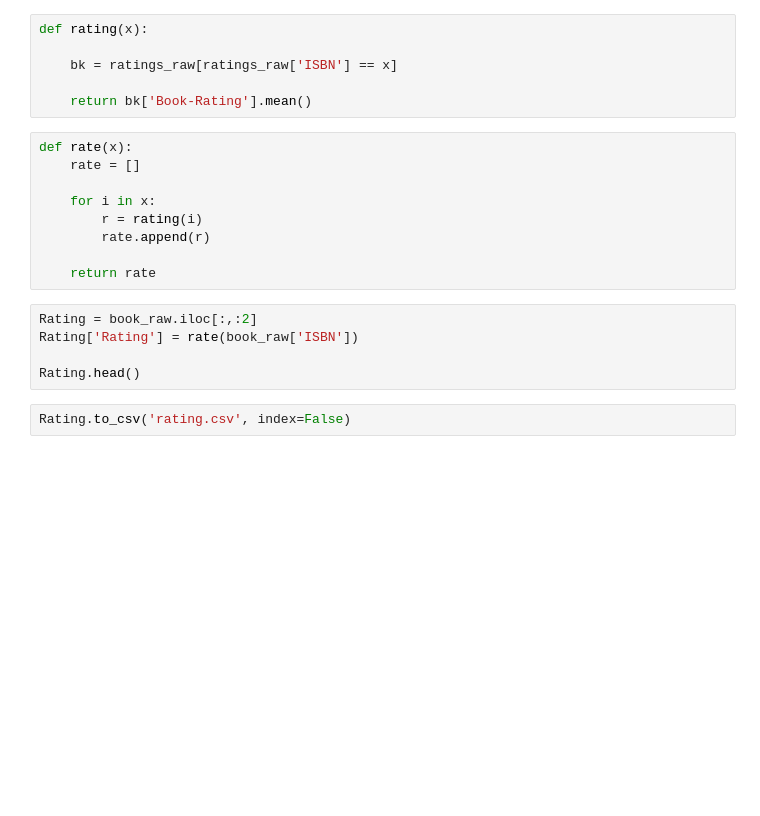
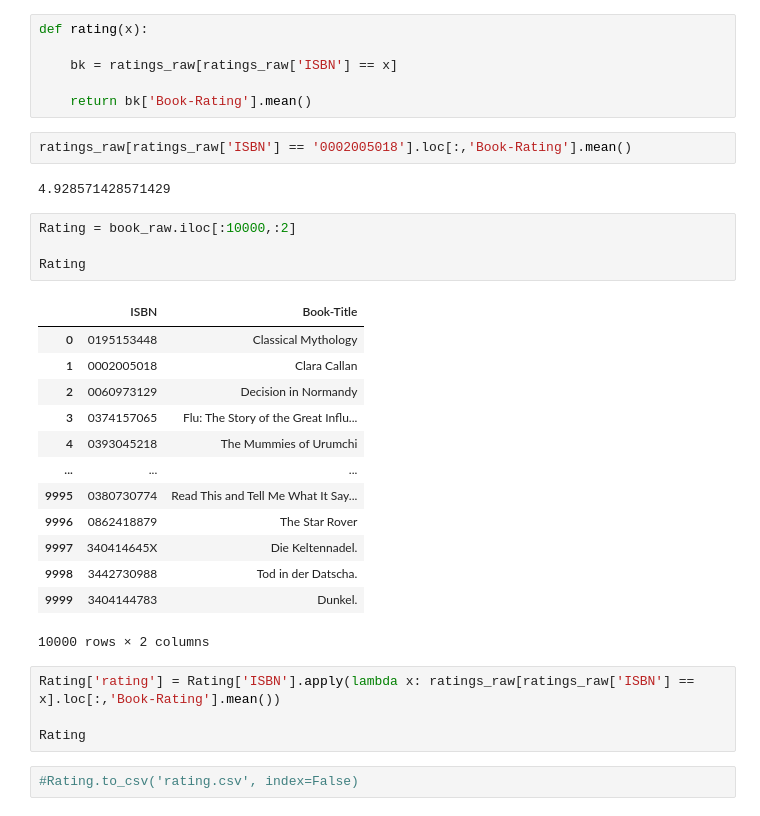
Before and after one commit to kunal-mallick/Book_Recommendation, a Jupyter notebook: Data Preprocessing & EDA/EDA.ipynb, the cells around one changed output. Saved outputs shown, nothing was run; the diff lists cells and outputs as text; blank space fills up the shorter version.

```diff
--- a/Data Preprocessing & EDA/EDA.ipynb
+++ b/Data Preprocessing & EDA/EDA.ipynb
@@ -253,19 +253,31 @@ def rating(x):
     bk = ratings_raw[ratings_raw['ISBN'] == x]
 
     return bk['Book-Rating'].mean()
-# %%
-def rate(x):
-    rate = []
-
-    for i in x:
-        r = rating(i)
-        rate.append(r)
-
-    return rate
+# %%
+ratings_raw[ratings_raw['ISBN'] == '0002005018'].loc[:,'Book-Rating'].mean()
+# %% [output]
+4.928571428571429
 # %%
-Rating = book_raw.iloc[:,:2]
-Rating['Rating'] = rate(book_raw['ISBN'])
+Rating = book_raw.iloc[:10000,:2]
 
-Rating.head()
+Rating
+# %% [output]
+|  | ISBN | Book-Title |
+| 0 | 0195153448 | Classical Mythology |
+| 1 | 0002005018 | Clara Callan |
+| 2 | 0060973129 | Decision in Normandy |
+| 3 | 0374157065 | Flu: The Story of the Great Influ... |
+| 4 | 0393045218 | The Mummies of Urumchi |
+| ... | ... | ... |
+| 9995 | 0380730774 | Read This and Tell Me What It Say... |
+| 9996 | 0862418879 | The Star Rover |
+| 9997 | 340414645X | Die Keltennadel. |
+| 9998 | 3442730988 | Tod in der Datscha. |
+| 9999 | 3404144783 | Dunkel. |
+10000 rows × 2 columns
+# %%
+Rating['rating'] = Rating['ISBN'].apply(lambda x: ratings_raw[ratings_raw['ISBN'] == x].loc[:,'Book-Rating'].mean())
+
+Rating
 # %%
-Rating.to_csv('rating.csv', index=False)
+#Rating.to_csv('rating.csv', index=False)
```
Also changed, not shown: 1 other file.
